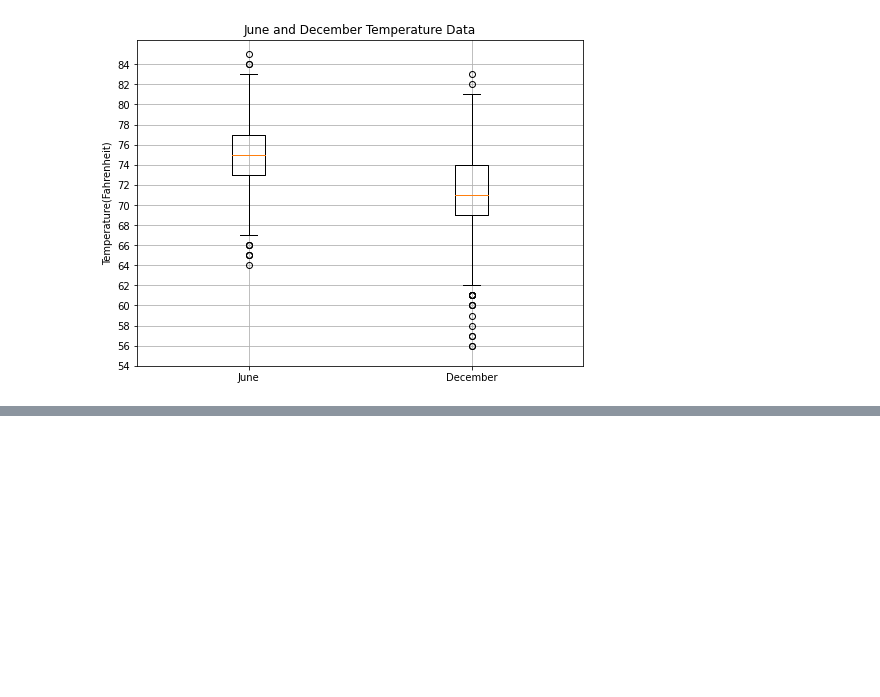
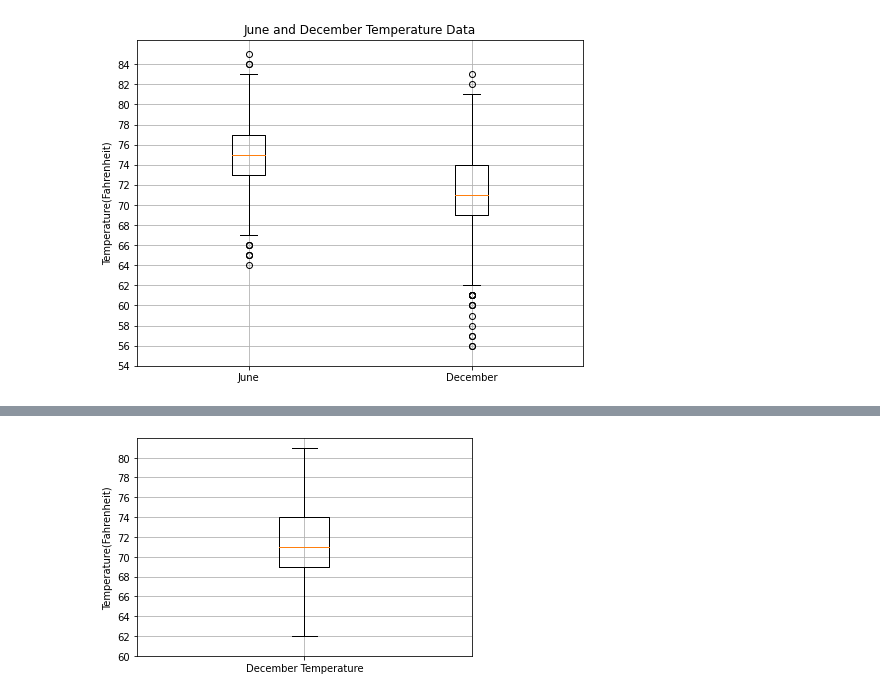
Before and after one commit to nluna96/surfs_up, a Jupyter notebook: SurfsUp_Challenge.ipynb, the cells around one changed output, grey strips where cells are left out. Saved outputs shown, nothing was run; the diff lists cells and outputs as text; code cells hidden in the pictures; blank space fills up the shorter version.

```diff
--- a/SurfsUp_Challenge.ipynb
+++ b/SurfsUp_Challenge.ipynb
@@ -155,0 +199,9 @@ plt.show()
+# %%
+temps_december_updated = []
+for temp in results_december:
+    if (temp.tobs >= 62) and (temp.tobs <= 81):
+        temps_december_updated.append(temp.tobs)
+
+#print(len(temps_june_updated))
+df_december_updated = pd.DataFrame(temps_december_updated, columns=['december_temp'])
+df_december_updated.head()
@@ -155,0 +227,11 @@ plt.show()
+# %%
+x_labels = ["December Temperature"]
+fig, ax = plt.subplots()
+ax.boxplot(temps_december_updated, labels=x_labels)
+# Add the title, y-axis label and grid.
+ax.set_ylabel('Temperature(Fahrenheit)')
+ax.set_yticks(np.arange(60, 82, step=2.0))
+ax.grid()
+plt.show()
+# %% [output]
+[figure, added]
```
Also changed, not shown: parts of 6 cells of this notebook, 2 other files.
